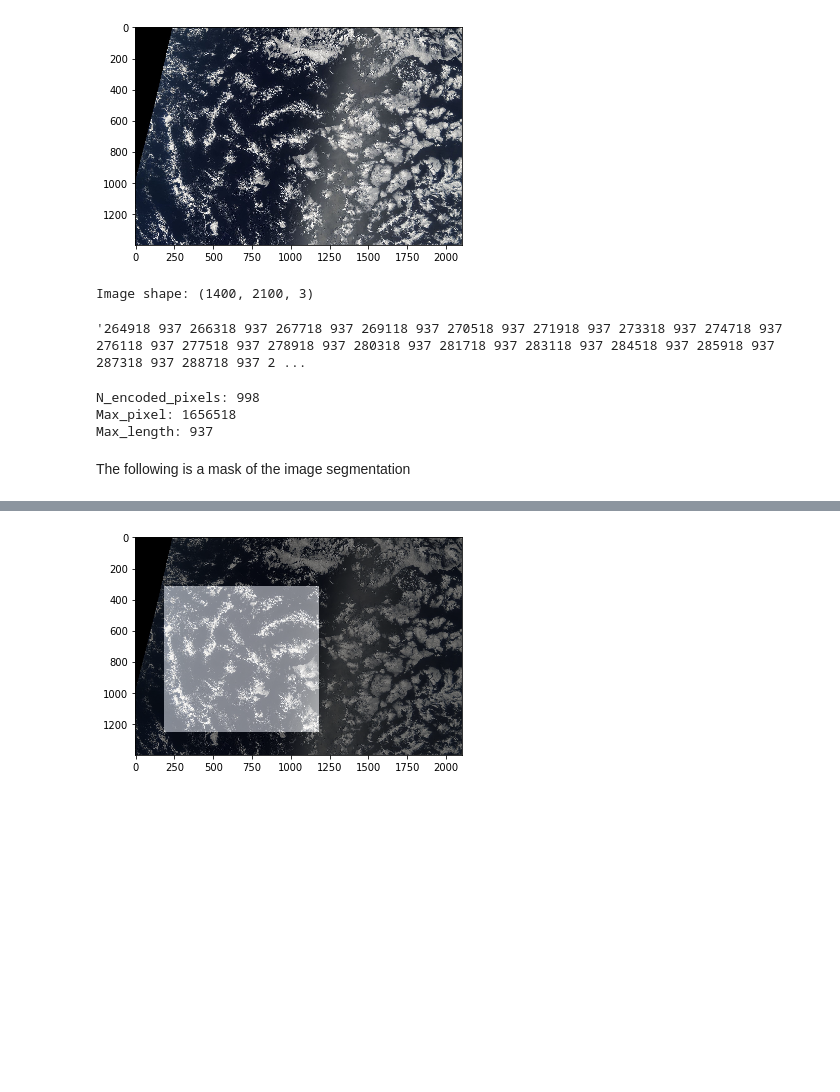
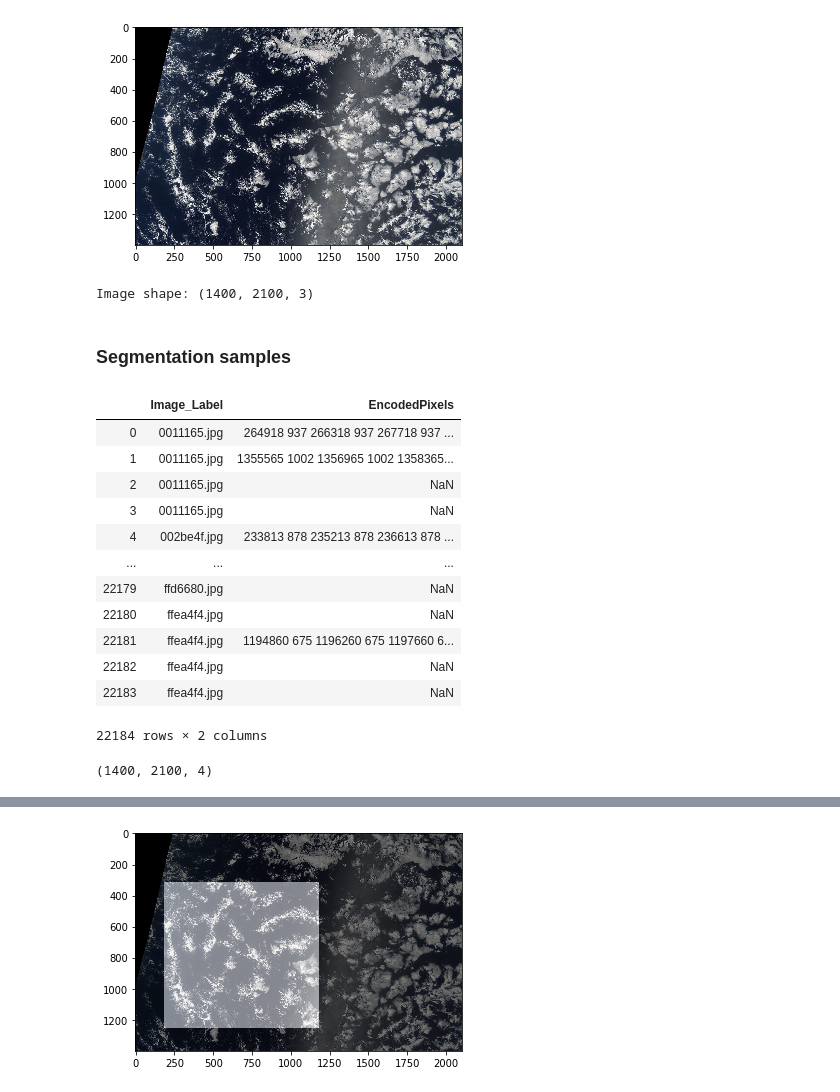
Before and after one commit to polmonroig/cloud_segmentation, a Jupyter notebook: eda.ipynb, the cells around one changed output, grey strips where cells are left out. Cells and saved outputs as stored; diff of their text form; code cells hidden in the pictures; blank space fills up the shorter version.

```diff
--- a/eda.ipynb
+++ b/eda.ipynb
@@ -30,12 +43,3 @@ plt.imshow(image_first)
 plt.show()
 # %% [output]
 [figure]
-# %%
-print("Image shape:", image_first.shape)
-# %% [output]
-Image shape: (1400, 2100, 3)
-# %%
-encoded_label = label_first['EncodedPixels'][0]
-encoded_label
-# %% [output]
-'264918 937 266318 937 267718 937 269118 937 270518 937 271918 937 273318 937 274718 937 276118 937 277518 937 278918 937 280318 937 281718 937 283118 937 284518 937 285918 937 287318 937 288718 937 2 ...
@@ -50,10 +46,29 @@ for i in range(0, len(tmp_list), 2):
-# %%
-print("N_encoded_pixels:", encoded_pixels.shape[0])
-print("Max_pixel:", encoded_pixels.max())
-print("Max_length:", encoded_lengths.max())
-# %% [output]
-N_encoded_pixels: 998
-Max_pixel: 1656518
-Max_length: 937
-# %% [markdown]
-The following is a mask of the image segmentation
+# %%
+image_shape = image_first.shape
+print("Image shape:", image_shape)
+# %% [output]
+Image shape: (1400, 2100, 3)
+# %% [markdown]
+### Segmentation samples
+# %%
+train_labels['Image_Label'] = train_labels['Image_Label'].apply(lambda x: x.split('_')[0])
+train_labels
+# %% [output]
+|  | Image_Label | EncodedPixels |
+| 0 | 0011165.jpg | 264918 937 266318 937 267718 937 ... |
+| 1 | 0011165.jpg | 1355565 1002 1356965 1002 1358365... |
+| 2 | 0011165.jpg | NaN |
+| 3 | 0011165.jpg | NaN |
+| 4 | 002be4f.jpg | 233813 878 235213 878 236613 878 ... |
+| ... | ... | ... |
+| 22179 | ffd6680.jpg | NaN |
+| 22180 | ffea4f4.jpg | NaN |
+| 22181 | ffea4f4.jpg | 1194860 675 1196260 675 1197660 6... |
+| 22182 | ffea4f4.jpg | NaN |
+| 22183 | ffea4f4.jpg | NaN |
+22184 rows × 2 columns
+# %%
+masks = utils.make_masks(train_labels, image_list[0], image_shape)
+print(masks.shape)
+# %% [output]
+(1400, 2100, 4)
```
Also changed, not shown: parts of 6 cells of this notebook, 2 other files.
